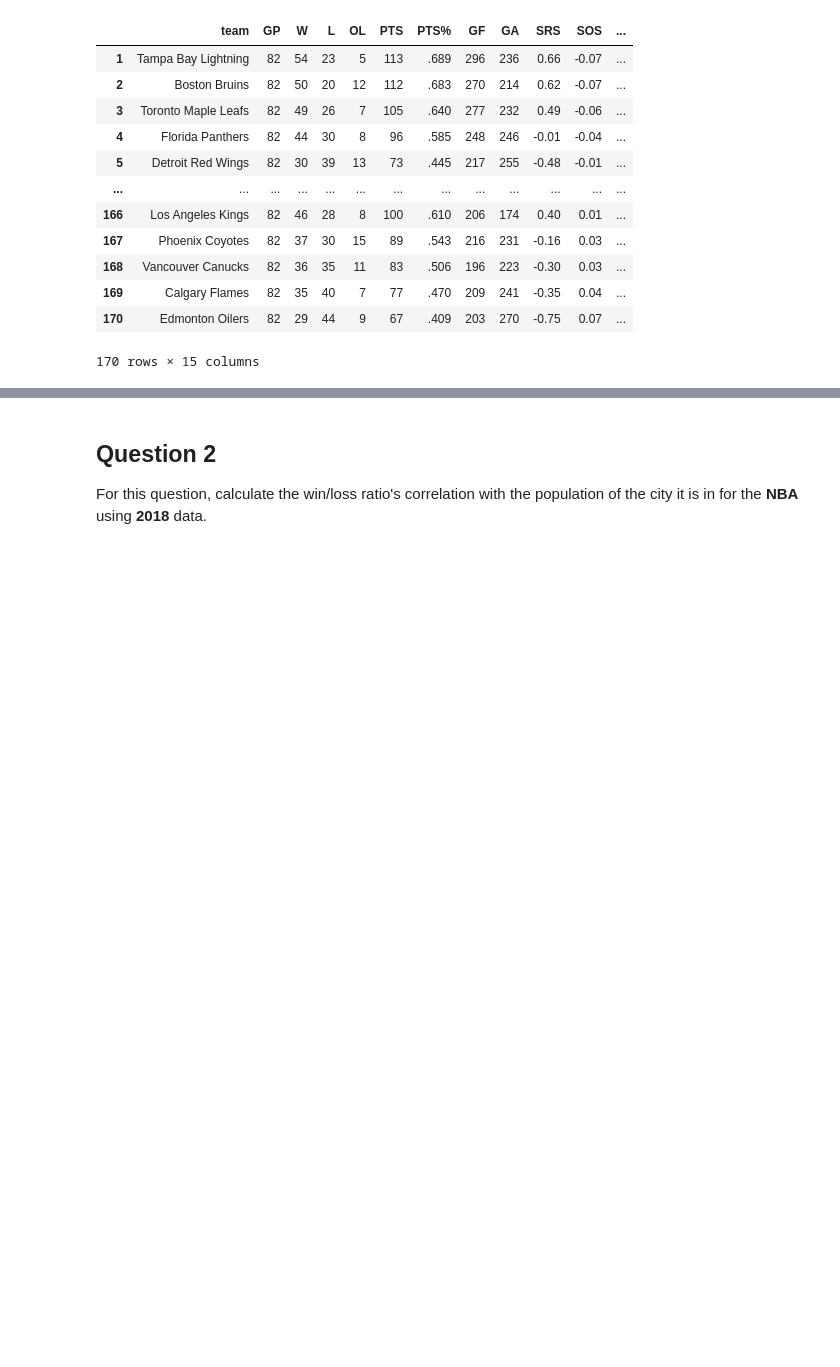
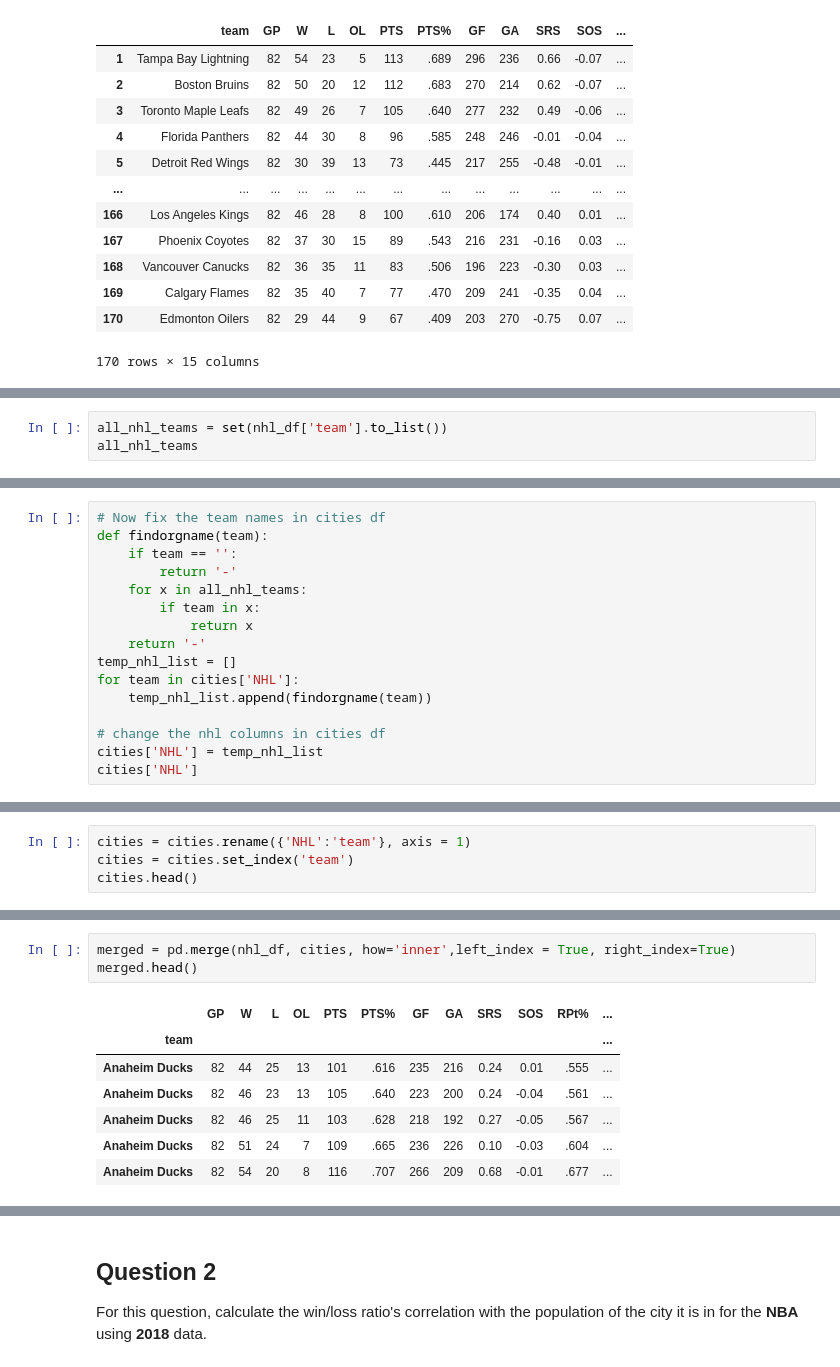
Before and after one commit to pahadiahimanshu/UMdatascience, a Jupyter notebook: Intro-to-DS/Week-4/assignment4.ipynb, the cells around one changed output, grey strips where cells are left out. Saved outputs shown, nothing was run; the diff lists cells and outputs as text; blank space fills up the shorter version.

```diff
--- a/Intro-to-DS/Week-4/assignment4.ipynb
+++ b/Intro-to-DS/Week-4/assignment4.ipynb
@@ -188,0 +158,3 @@ def nhl_correlation():
+# %%
+all_nhl_teams = set(nhl_df['team'].to_list())
+all_nhl_teams
@@ -188,0 +179,16 @@ def nhl_correlation():
+# %%
+# Now fix the team names in cities df
+def findorgname(team):
+    if team == '':
+        return '-'
+    for x in all_nhl_teams:
+        if team in x:
+            return x
+    return '-'
+temp_nhl_list = []
+for team in cities['NHL']:
+    temp_nhl_list.append(findorgname(team))
+
+# change the nhl columns in cities df
+cities['NHL'] = temp_nhl_list
+cities['NHL']
@@ -188,0 +224,4 @@ def nhl_correlation():
+# %%
+cities = cities.rename({'NHL':'team'}, axis = 1)
+cities = cities.set_index('team')
+cities.head()
@@ -188,0 +236,11 @@ def nhl_correlation():
+# %%
+merged = pd.merge(nhl_df, cities, how='inner',left_index = True, right_index=True)
+merged.head()
+# %% [output]
+|  | GP | W | L | OL | PTS | PTS% | GF | GA | SRS | SOS | RPt% | ... |
+| team |  |  |  |  |  |  |  |  |  |  |  | ... |
+| Anaheim Ducks | 82 | 44 | 25 | 13 | 101 | .616 | 235 | 216 | 0.24 | 0.01 | .555 | ... |
+| Anaheim Ducks | 82 | 46 | 23 | 13 | 105 | .640 | 223 | 200 | 0.24 | -0.04 | .561 | ... |
+| Anaheim Ducks | 82 | 46 | 25 | 11 | 103 | .628 | 218 | 192 | 0.27 | -0.05 | .567 | ... |
+| Anaheim Ducks | 82 | 51 | 24 | 7 | 109 | .665 | 236 | 226 | 0.10 | -0.03 | .604 | ... |
+| Anaheim Ducks | 82 | 54 | 20 | 8 | 116 | .707 | 266 | 209 | 0.68 | -0.01 | .677 | ... |
```
Also changed, not shown: parts of 20 cells of this notebook, 1 other file.
